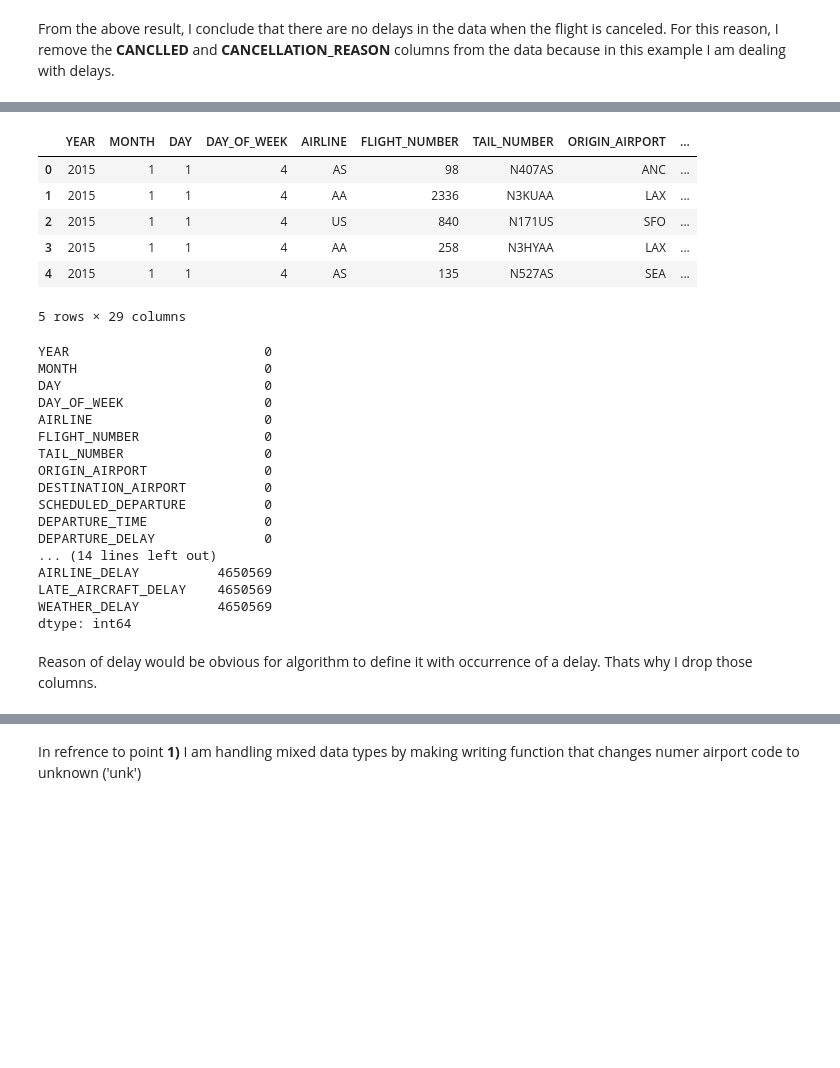
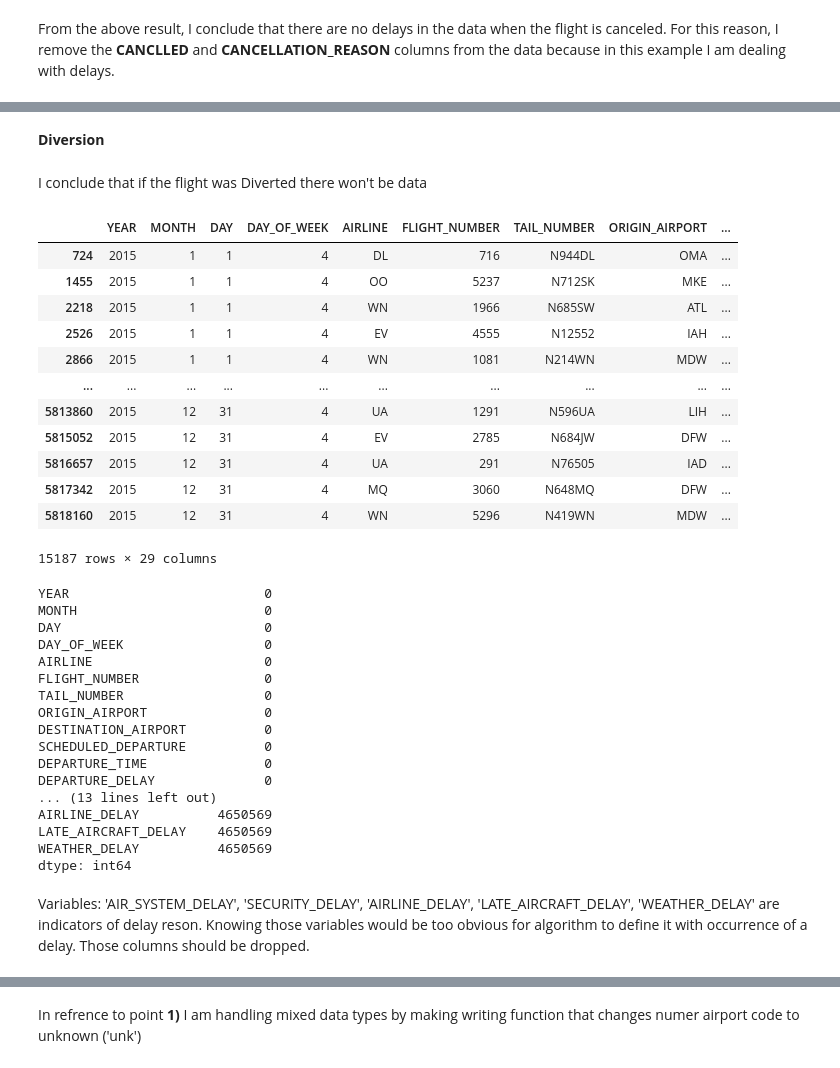
Before and after one commit to DamianS21/Flight-Delay, a Jupyter notebook: Flights_delays.ipynb, the cells around one changed output, grey strips where cells are left out. Cells and saved outputs as stored; diff of their text form; code cells hidden in the pictures; blank space fills up the shorter version.

```diff
--- a/Flights_delays.ipynb
+++ b/Flights_delays.ipynb
@@ -93,0 +153,2 @@ From the above result, I conclude that there are no delays in the data when the
+# %%
+data.drop(data[(data['CANCELLED']>0)].index, inplace=True)
@@ -94,12 +175,22 @@ From the above result, I conclude that there are no delays in the data when the
 # %%
 data = data.drop(['CANCELLED','CANCELLATION_REASON'], axis=1)
-# %%
-data.head()
-# %% [output]
-|  | YEAR | MONTH | DAY | DAY_OF_WEEK | AIRLINE | FLIGHT_NUMBER | TAIL_NUMBER | ORIGIN_AIRPORT | ... |
-| 0 | 2015 | 1 | 1 | 4 | AS | 98 | N407AS | ANC | ... |
-| 1 | 2015 | 1 | 1 | 4 | AA | 2336 | N3KUAA | LAX | ... |
-| 2 | 2015 | 1 | 1 | 4 | US | 840 | N171US | SFO | ... |
-| 3 | 2015 | 1 | 1 | 4 | AA | 258 | N3HYAA | LAX | ... |
-| 4 | 2015 | 1 | 1 | 4 | AS | 135 | N527AS | SEA | ... |
-5 rows × 29 columns
+# %% [markdown]
+**Diversion**
+# %% [markdown]
+I conclude that if the flight was Diverted there won't be data
+# %%
+data[data['DIVERTED']>0]
+# %% [output]
+|  | YEAR | MONTH | DAY | DAY_OF_WEEK | AIRLINE | FLIGHT_NUMBER | TAIL_NUMBER | ORIGIN_AIRPORT | ... |
+| 724 | 2015 | 1 | 1 | 4 | DL | 716 | N944DL | OMA | ... |
+| 1455 | 2015 | 1 | 1 | 4 | OO | 5237 | N712SK | MKE | ... |
+| 2218 | 2015 | 1 | 1 | 4 | WN | 1966 | N685SW | ATL | ... |
+| 2526 | 2015 | 1 | 1 | 4 | EV | 4555 | N12552 | IAH | ... |
+| 2866 | 2015 | 1 | 1 | 4 | WN | 1081 | N214WN | MDW | ... |
+| ... | ... | ... | ... | ... | ... | ... | ... | ... | ... |
+| 5813860 | 2015 | 12 | 31 | 4 | UA | 1291 | N596UA | LIH | ... |
+| 5815052 | 2015 | 12 | 31 | 4 | EV | 2785 | N684JW | DFW | ... |
+| 5816657 | 2015 | 12 | 31 | 4 | UA | 291 | N76505 | IAD | ... |
+| 5817342 | 2015 | 12 | 31 | 4 | MQ | 3060 | N648MQ | DFW | ... |
+| 5818160 | 2015 | 12 | 31 | 4 | WN | 5296 | N419WN | MDW | ... |
+15187 rows × 29 columns
@@ -106,5 +201,5 @@ data.head()
 # %%
-data_without_nulls.isnull().sum()
+data_without_nulls.isna().sum()
 # %% [output]
 YEAR                         0
 MONTH                        0
@@ -118,13 +213,14 @@ DESTINATION_AIRPORT          0
 SCHEDULED_DEPARTURE          0
 DEPARTURE_TIME               0
 DEPARTURE_DELAY              0
-... (14 lines left out)
+... (13 lines left out)
 AIRLINE_DELAY          4650569
 LATE_AIRCRAFT_DELAY    4650569
 WEATHER_DELAY          4650569
 dtype: int64
 # %% [markdown]
-Reason of delay would be obvious for algorithm to define it with occurrence of a delay. Thats why I drop those columns.
+Variables: 'AIR_SYSTEM_DELAY', 'SECURITY_DELAY', 'AIRLINE_DELAY', 'LATE_AIRCRAFT_DELAY', 'WEATHER_DELAY' are indicators of delay reson.
+Knowing those variables would be too obvious for algorithm to define it with occurrence of a delay. Those columns should be dropped.
 # %%
 Flights_Delays_Combined =  data_without_nulls.drop(['AIR_SYSTEM_DELAY','SECURITY_DELAY','AIRLINE_DELAY',
                     'LATE_AIRCRAFT_DELAY','WEATHER_DELAY'],axis = 1)
```
Also changed, not shown: parts of 137 cells of this notebook.
